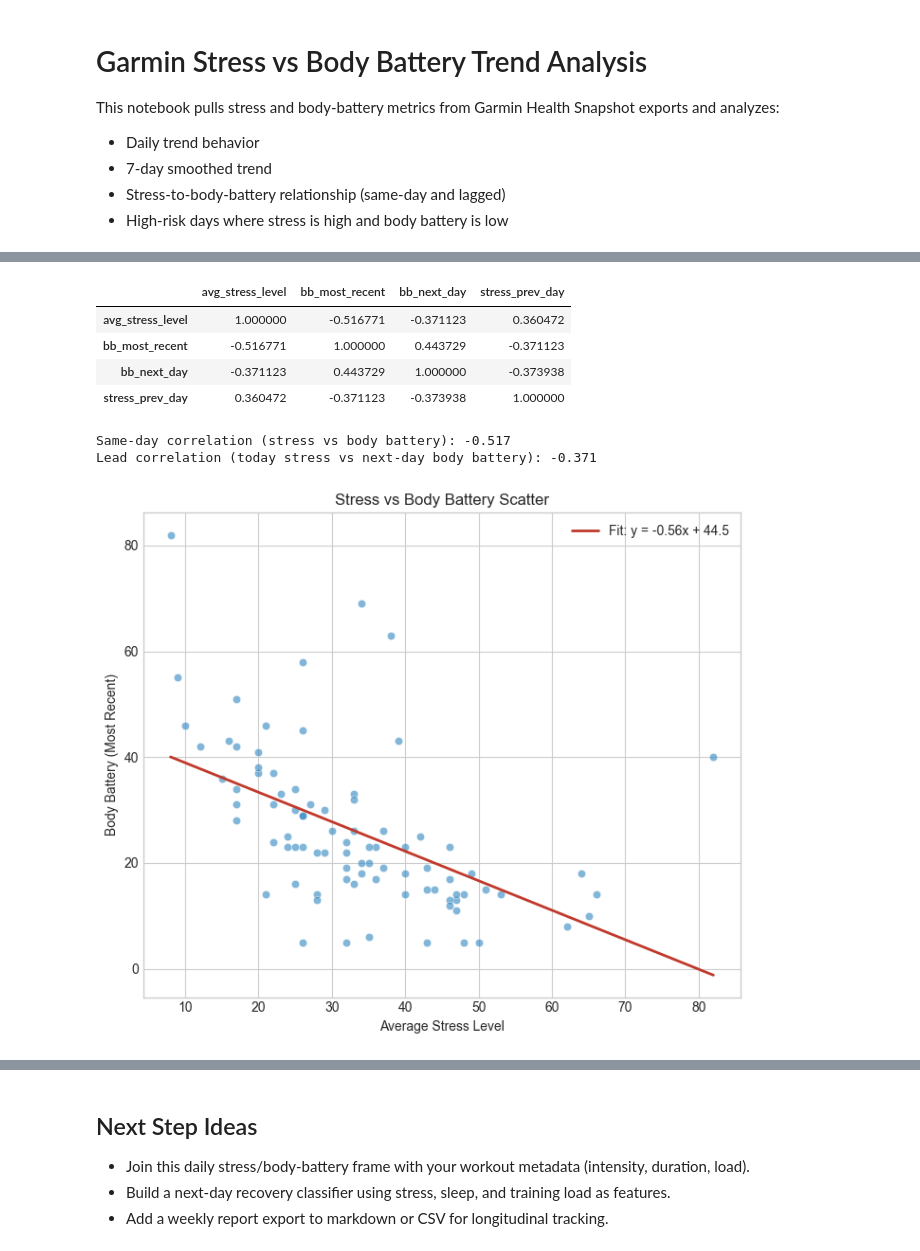
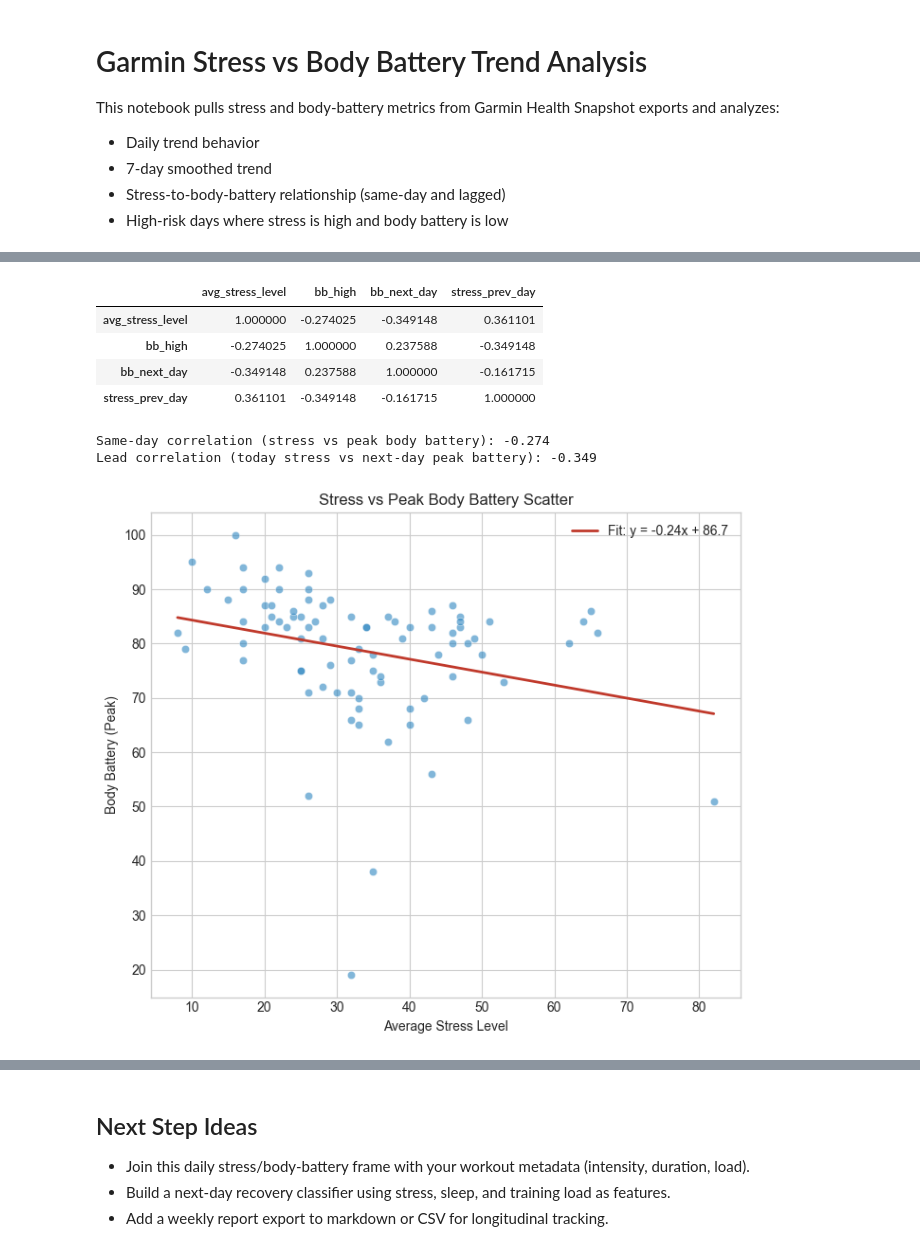
Before and after one commit to jvinodraj/theEagle, a Jupyter notebook: notebooks/garmin_stress_body_battery_trend.ipynb, the cells around one changed output, grey strips where cells are left out. Saved outputs shown, nothing was run; the diff lists cells and outputs as text; code cells hidden in the pictures.

```diff
--- a/notebooks/garmin_stress_body_battery_trend.ipynb
+++ b/notebooks/garmin_stress_body_battery_trend.ipynb
@@ -12,14 +12,19 @@ import json
 import numpy as np
 import pandas as pd
 import matplotlib.pyplot as plt
+from sklearn.ensemble import RandomForestClassifier
+from sklearn.impute import SimpleImputer
+from sklearn.metrics import accuracy_score, classification_report, roc_auc_score
+from sklearn.model_selection import train_test_split
 
 plt.style.use('seaborn-v0_8-whitegrid')
 pd.set_option('display.max_columns', 100)
 
 repo_root = Path.cwd().parent if Path.cwd().name == 'notebooks' else Path.cwd()
-raw_path = repo_root / 'reports' / 'health_snapshots' / 'health_snapshots_raw_2026-04-11_to_2026-07-20.json'
+raw_path = repo_root / 'reports' / 'health_snapshots' / 'health_snapshots_2026-04-11_to_2026-07-18.json'
 
 print(f'Repository root: {repo_root}')
 print(f'Using data file: {raw_path}')
+print(f'File exists: {raw_path.exists()}')
 # %% [output]
 Repository root: c:\Users\A717631\repo\theEagle
@@ -143,41 +227,41 @@ plt.show()
 # %%
-corr_df = df[['date', 'avg_stress_level', 'bb_most_recent']].dropna().copy()
-corr_df['bb_next_day'] = corr_df['bb_most_recent'].shift(-1)
+corr_df = df[['date', 'avg_stress_level', 'bb_high']].dropna().copy()
+corr_df['bb_next_day'] = corr_df['bb_high'].shift(-1)
 corr_df['stress_prev_day'] = corr_df['avg_stress_level'].shift(1)
 
-corr_matrix = corr_df[['avg_stress_level', 'bb_most_recent', 'bb_next_day', 'stress_prev_day']].corr()
+corr_matrix = corr_df[['avg_stress_level', 'bb_high', 'bb_next_day', 'stress_prev_day']].corr()
 display(corr_matrix)
 
-same_day_corr = corr_df['avg_stress_level'].corr(corr_df['bb_most_recent'])
+same_day_corr = corr_df['avg_stress_level'].corr(corr_df['bb_high'])
 next_day_corr = corr_df['avg_stress_level'].corr(corr_df['bb_next_day'])
 
-print(f'Same-day correlation (stress vs body battery): {same_day_corr:.3f}')
-print(f'Lead correlation (today stress vs next-day body battery): {next_day_corr:.3f}')
+print(f'Same-day correlation (stress vs peak body battery): {same_day_corr:.3f}')
+print(f'Lead correlation (today stress vs next-day peak battery): {next_day_corr:.3f}')
 
 fig, ax = plt.subplots(figsize=(7, 6))
 x = corr_df['avg_stress_level']
-y = corr_df['bb_most_recent']
+y = corr_df['bb_high']
 ax.scatter(x, y, alpha=0.6, color='#2E86C1', edgecolor='white', linewidth=0.5)
 
 if len(corr_df) >= 3:
     m, b = np.polyfit(x, y, 1)
     x_line = np.linspace(x.min(), x.max(), 200)
     y_line = m * x_line + b
     ax.plot(x_line, y_line, color='#C0392B', linewidth=2, label=f'Fit: y = {m:.2f}x + {b:.1f}')
     ax.legend()
 
-ax.set_title('Stress vs Body Battery Scatter')
+ax.set_title('Stress vs Peak Body Battery Scatter')
 ax.set_xlabel('Average Stress Level')
-ax.set_ylabel('Body Battery (Most Recent)')
+ax.set_ylabel('Body Battery (Peak)')
 plt.tight_layout()
 plt.show()
 # %% [output]
-|  | avg_stress_level | bb_most_recent | bb_next_day | stress_prev_day |
-| avg_stress_level | 1.000000 | -0.516771 | -0.371123 | 0.360472 |
-| bb_most_recent | -0.516771 | 1.000000 | 0.443729 | -0.371123 |
-| bb_next_day | -0.371123 | 0.443729 | 1.000000 | -0.373938 |
-| stress_prev_day | 0.360472 | -0.371123 | -0.373938 | 1.000000 |
+|  | avg_stress_level | bb_high | bb_next_day | stress_prev_day |
+| avg_stress_level | 1.000000 | -0.274025 | -0.349148 | 0.361101 |
+| bb_high | -0.274025 | 1.000000 | 0.237588 | -0.349148 |
+| bb_next_day | -0.349148 | 0.237588 | 1.000000 | -0.161715 |
+| stress_prev_day | 0.361101 | -0.349148 | -0.161715 | 1.000000 |
-Same-day correlation (stress vs body battery): -0.517
-Lead correlation (today stress vs next-day body battery): -0.371
+Same-day correlation (stress vs peak body battery): -0.274
+Lead correlation (today stress vs next-day peak battery): -0.349
-[figure, old version]
+[figure, new version]
 # %%
```
Also changed, not shown: parts of 11 cells of this notebook, 10 other files.
